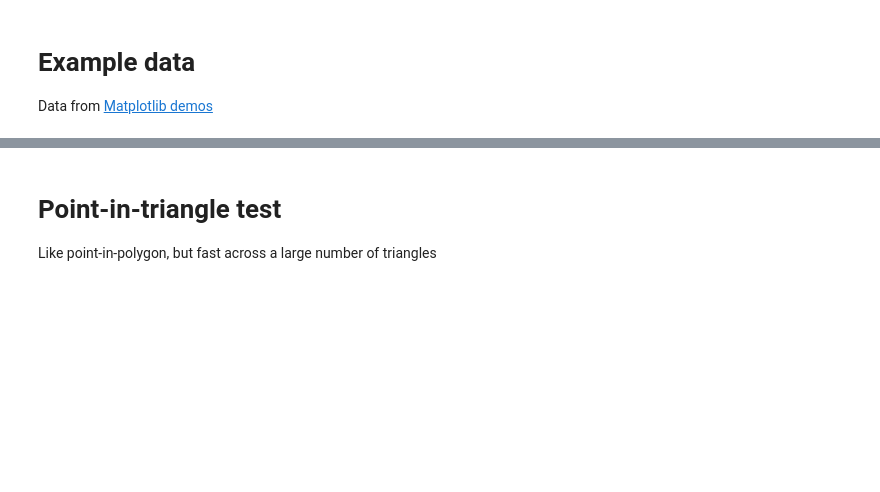
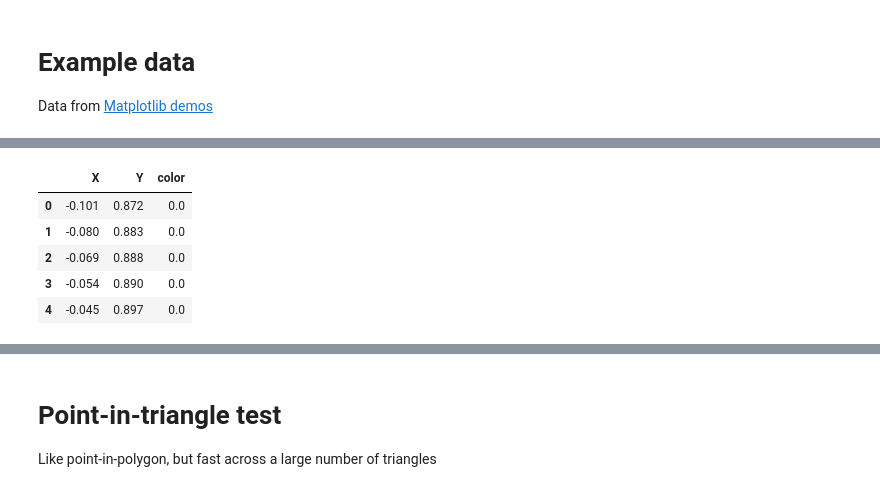
Before and after one commit to emerald-geomodelling/EmeraldTriangles, a Jupyter notebook: Example usage.ipynb, the cells around one changed output, grey strips where cells are left out. Cells and saved outputs as stored; diff of their text form; code cells hidden in the pictures; blank space fills up the shorter version.

```diff
--- a/Example usage.ipynb
+++ b/Example usage.ipynb
@@ -15,0 +29,9 @@ from example_data import vertices, triangles, newpoints
+# %%
+tri["vertices"].head()
+# %% [output]
+|  | X | Y | color |
+| 0 | -0.101 | 0.872 | 0.0 |
+| 1 | -0.080 | 0.883 | 0.0 |
+| 2 | -0.069 | 0.888 | 0.0 |
+| 3 | -0.054 | 0.890 | 0.0 |
+| 4 | -0.045 | 0.897 | 0.0 |
```
Also changed, not shown: parts of 19 cells of this notebook, 5 other files.
